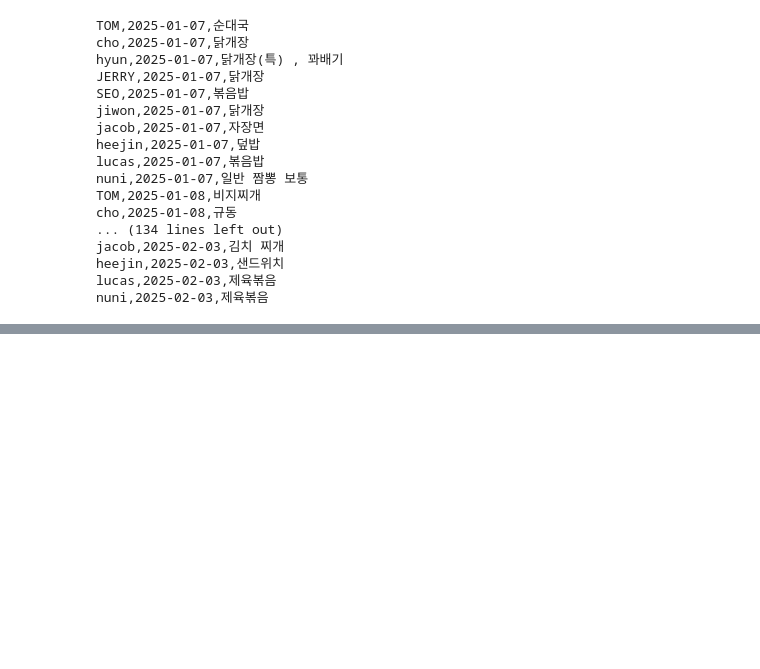
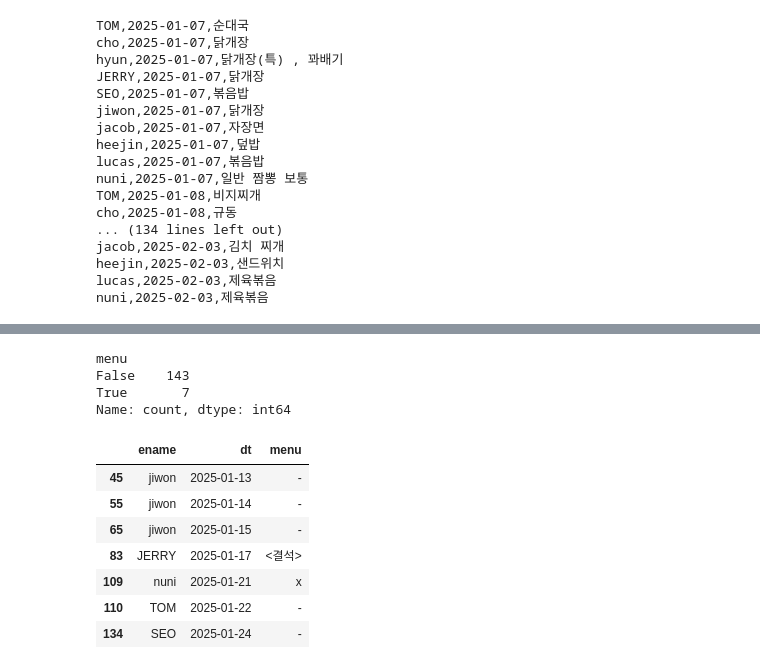
Before and after one commit to ppabam/lunch-menu, a Jupyter notebook: note/menu.ipynb, the cells around one changed output, grey strips where cells are left out. Saved outputs shown, nothing was run; the diff lists cells and outputs as text; code cells hidden in the pictures; blank space fills up the shorter version.

```diff
--- a/note/menu.ipynb
+++ b/note/menu.ipynb
@@ -139,0 +184,18 @@ nuni,2025-02-03,제육볶음
+# %%
+melted_df['menu'].isin(['-','x','<결석>']).value_counts()
+# %% [output]
+menu
+False    143
+True       7
+Name: count, dtype: int64
+# %%
+melted_df[melted_df['menu'].isin(['-','x','<결석>'])]
+# %% [output]
+|  | ename | dt | menu |
+| 45 | jiwon | 2025-01-13 | - |
+| 55 | jiwon | 2025-01-14 | - |
+| 65 | jiwon | 2025-01-15 | - |
+| 83 | JERRY | 2025-01-17 | <결석> |
+| 109 | nuni | 2025-01-21 | x |
+| 110 | TOM | 2025-01-22 | - |
+| 134 | SEO | 2025-01-24 | - |
```
Also changed, not shown: parts of 5 cells of this notebook.
